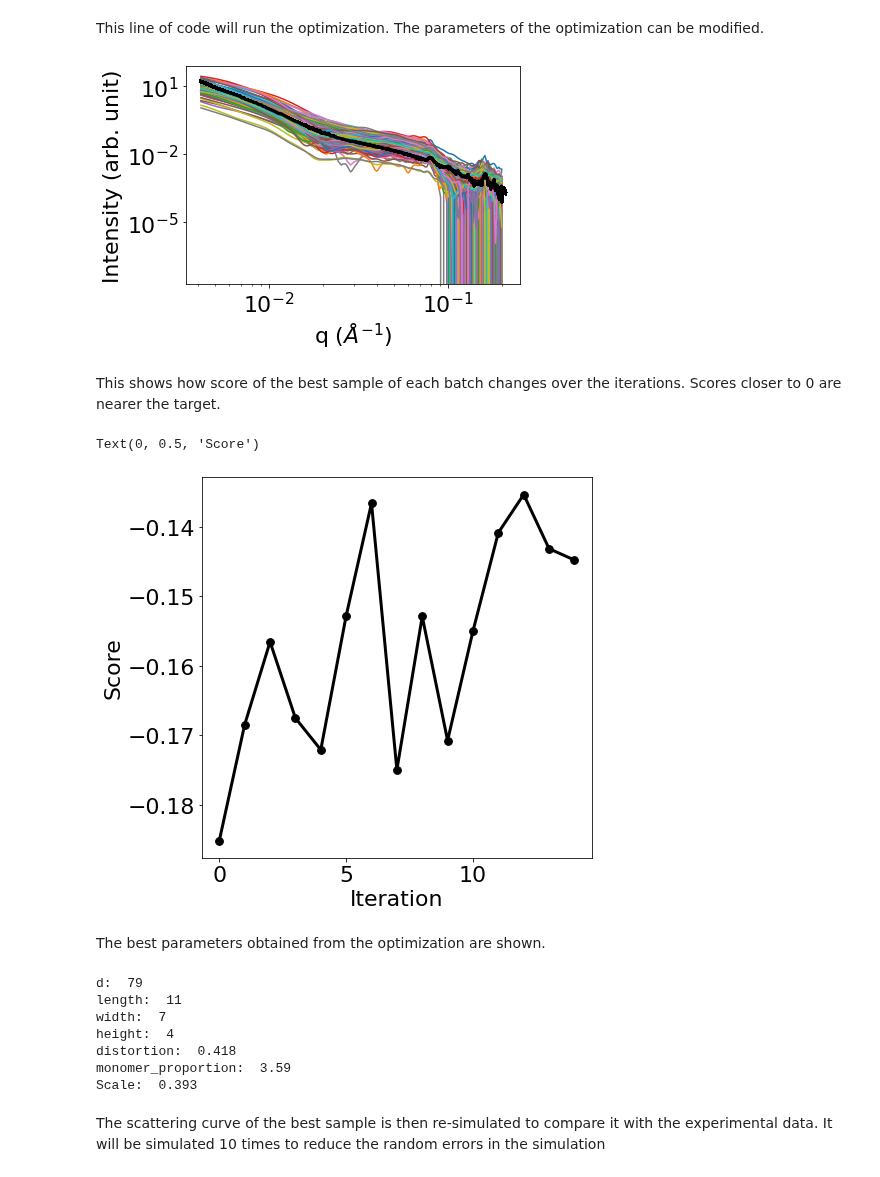
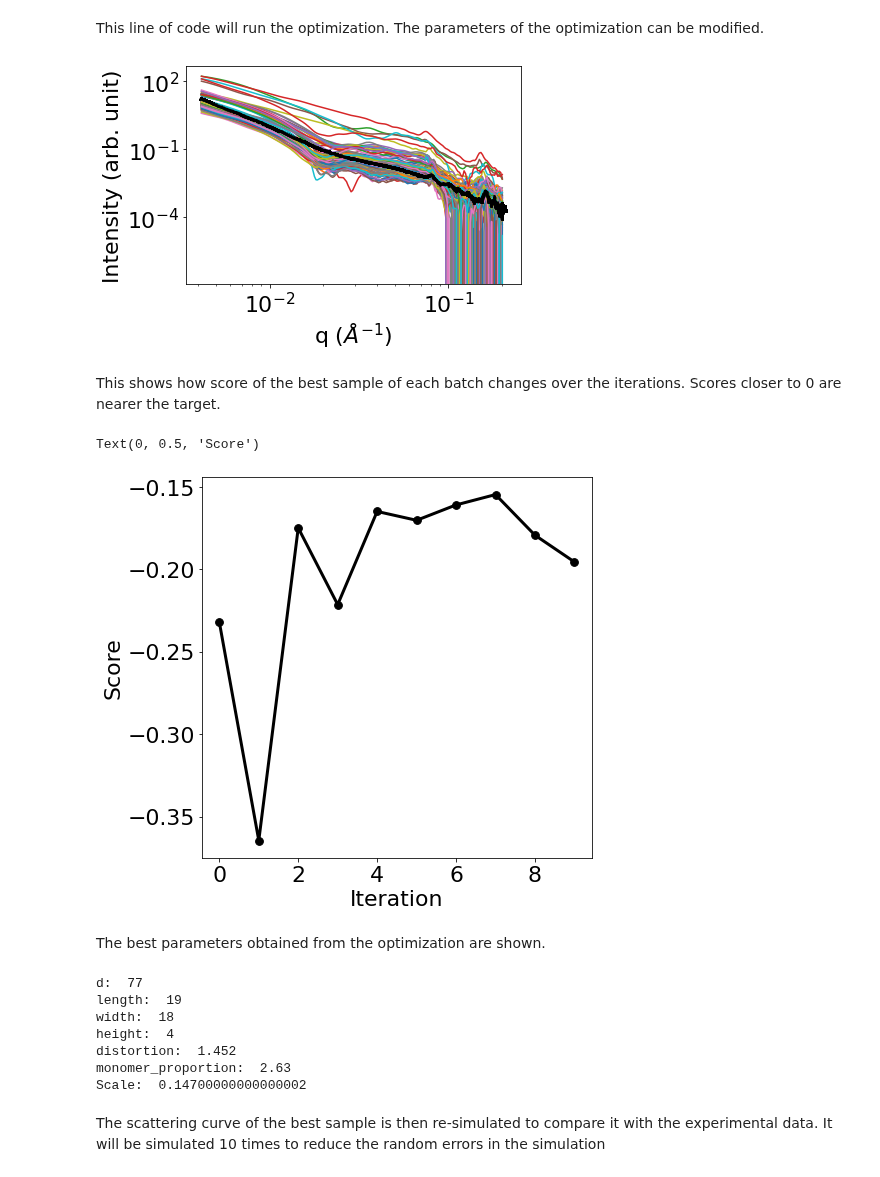
Before and after one commit to pozzo-research-group/MC-DFM, a Jupyter notebook: Notebooks/RhuA Sheets Fit Experimental Data.ipynb, the cells around one changed output. Cells and saved outputs as stored; diff of their text form; code cells hidden in the pictures.

```diff
--- a/Notebooks/RhuA Sheets Fit Experimental Data.ipynb
+++ b/Notebooks/RhuA Sheets Fit Experimental Data.ipynb
@@ -150,6 +150,12 @@ def objective_function(d, length, height, width, distortion, monomer_proportion,
     random_displacement[:,1] = np.array(len(lattice_coords)*[0])
     lattice_coords = lattice_coords + random_displacement
 
+    all_rotations = np.array([180, 0]*2000)
+    rotation_angle_x = all_rotations[0:len(lattice_coords)]
+    rotation_angle_y = np.array([0]*len(lattice_coords))
+    rotation_angle_z = np.array([0]*len(lattice_coords))
+    lattice_coords = np.hstack((lattice_coords, rotation_angle_x.reshape(-1,1), rotation_angle_y.reshape(-1,1), rotation_angle_z.reshape(-1,1)))
+
     n_samples = 10000000
     simulator = pairwise_method.scattering_simulator(n_samples)
     simulator.sample_building_block(coordinates)
@@ -193,6 +199,12 @@ def objective_function_multiple(d, length, height, width, distortion, monomer_pr
     random_displacement[:,0] = np.array(len(lattice_coords)*[0])
     random_displacement[:,1] = np.array(len(lattice_coords)*[0])
     lattice_coords = lattice_coords + random_displacement
+
+    all_rotations = np.array([180, 0]*2000)
+    rotation_angle_x = all_rotations[0:len(lattice_coords)]
+    rotation_angle_y = np.array([0]*len(lattice_coords))
+    rotation_angle_z = np.array([0]*len(lattice_coords))
+    lattice_coords = np.hstack((lattice_coords, rotation_angle_x.reshape(-1,1), rotation_angle_y.reshape(-1,1), rotation_angle_z.reshape(-1,1)))
 
     n_samples = 10000000
     simulator = pairwise_method.scattering_simulator(n_samples)
@@ -309,12 +321,12 @@ plt.yscale('log')
 # %% [markdown]
 This line of code will run the optimization. The parameters of the optimization can be modified.
 # %%
-batch_size = 20
+batch_size = 10
 mutation_rate = 0.15
-iterations = 15
+iterations = 10
 best_solution, max_fitness_lst = run_optimization(exp_data, batch_size, mutation_rate, iterations)
 # %% [output]
-[figure, old version]
+[figure, new version]
 # %% [markdown]
 This shows how score of the best sample of each batch changes over the iterations. Scores closer to 0 are nearer the target.
 # %%
@@ -324,10 +336,10 @@ plt.plot(itr, max_fitness_lst, linewidth = 3, color='k')
 plt.scatter(itr, max_fitness_lst, s = 60, color ='k')
 plt.xlabel('Iteration')
 plt.ylabel('Score')
-#plt.savefig('../Images/RhuA/Sheets_Score.png', dpi=300, bbox_inches="tight")
+#plt.savefig('../Images/RhuA/Sheets_Score.png', dpi=600, bbox_inches="tight")
 # %% [output]
 Text(0, 0.5, 'Score')
-[figure, old version]
+[figure, new version]
 # %% [markdown]
 The best parameters obtained from the optimization are shown.
 # %%
@@ -340,13 +352,13 @@ print('distortion: ',values[4])
 print('monomer_proportion: ', values[5])
 print('Scale: ', values[6])
 # %% [output]
-d:  79
-length:  11
-width:  7
+d:  77
+length:  19
+width:  18
 height:  4
-distortion:  0.418
-monomer_proportion:  3.59
-Scale:  0.393
+distortion:  1.452
+monomer_proportion:  2.63
+Scale:  0.14700000000000002
 # %% [markdown]
 The scattering curve of the best sample is then re-simulated to compare it with the experimental data. It will be simulated 10 times to reduce the random errors in the simulation
 # %%
```
Also changed, not shown: parts of 1 cell of this notebook.
